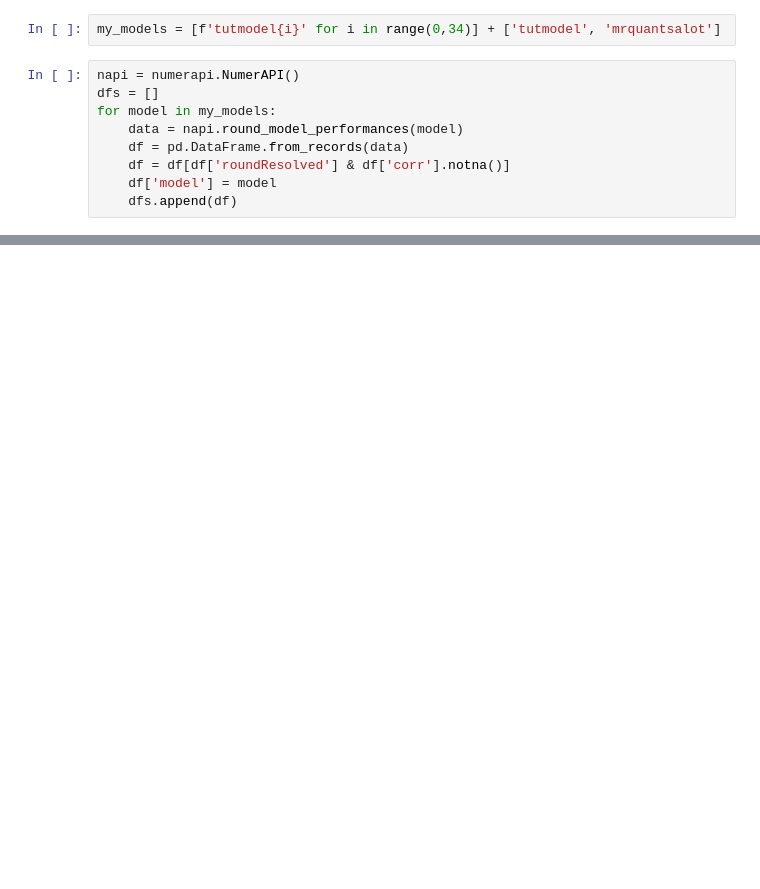
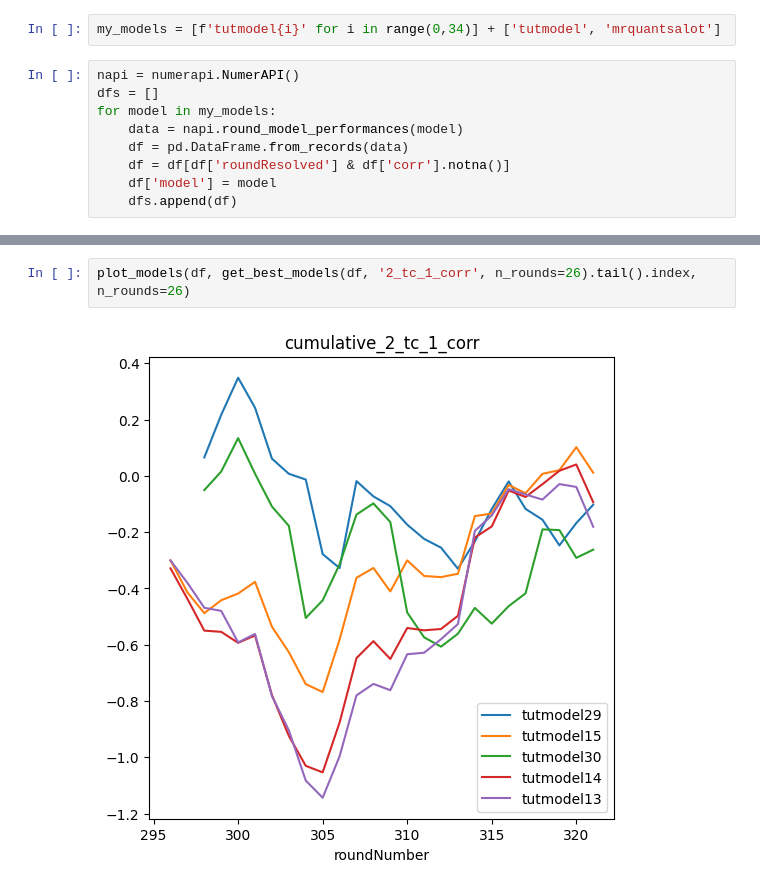
Before and after one commit to parkerburchett/NumeraiScripts, a Jupyter notebook: numerai/numerai/see performance.ipynb, the cells around one changed output, grey strips where cells are left out. Drawn from its saved outputs; the diff is of its cells as text; blank space fills up the shorter version.

```diff
--- a/numerai/numerai/see performance.ipynb
+++ b/numerai/numerai/see performance.ipynb
@@ -145,0 +91,4 @@ p('corrPercentile')
+# %%
+plot_models(df, get_best_models(df, '2_tc_1_corr', n_rounds=26).tail().index, n_rounds=26)
+# %% [output]
+[figure, added]
```
Also changed, not shown: parts of 18 cells of this notebook, 1 other file.
